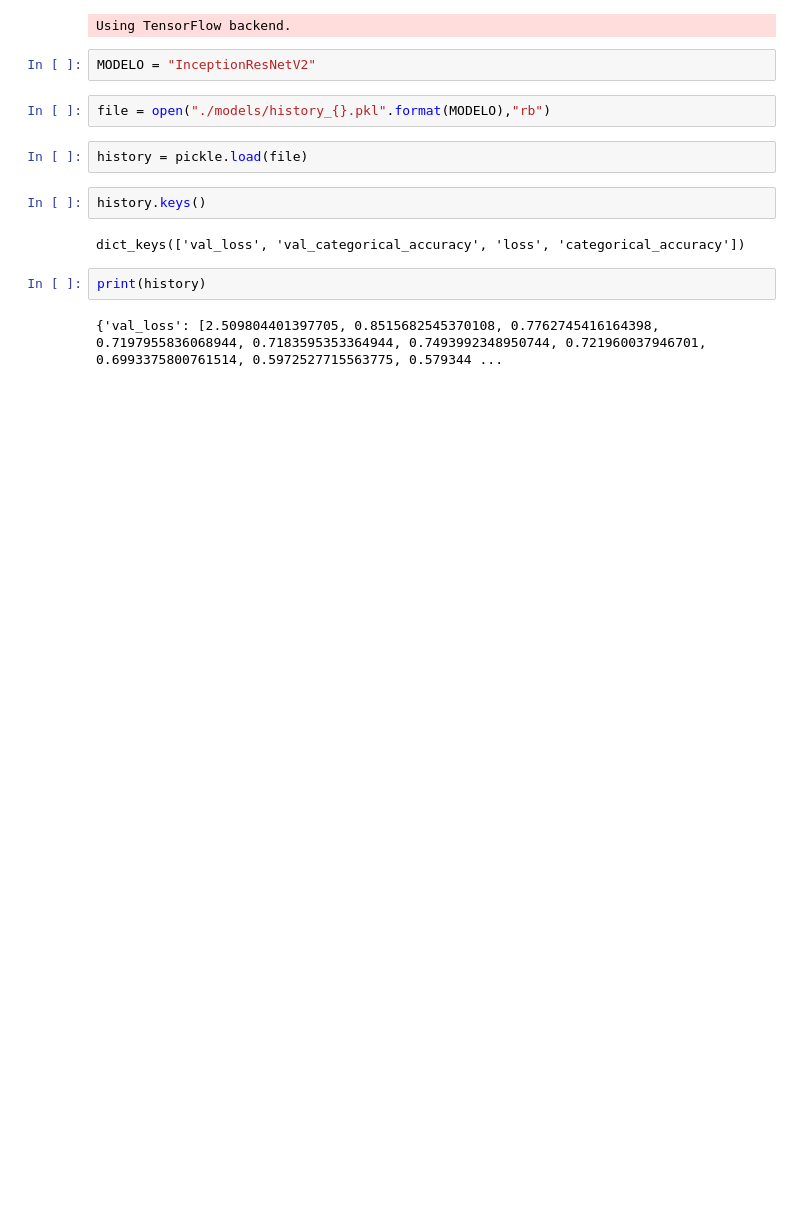
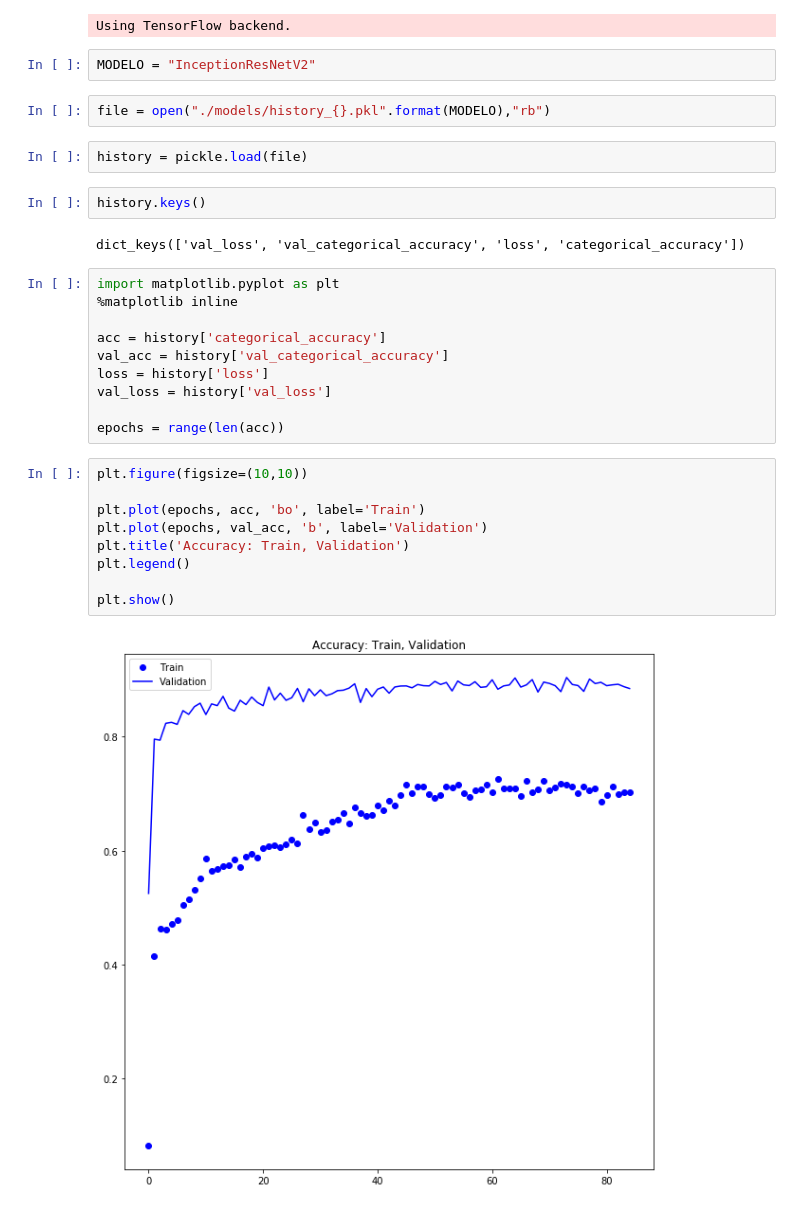
Before and after one commit to cscovino/Reservoir-Dogs, a Jupyter notebook: Desafio 02 - Grupo 4 - Read Fit History.ipynb, the cells around one changed output. Drawn from its saved outputs; the diff is of its cells as text; blank space fills up the shorter version.

```diff
--- a/Desafio 02 - Grupo 4 - Read Fit History.ipynb
+++ b/Desafio 02 - Grupo 4 - Read Fit History.ipynb
@@ -15,7 +15,24 @@ history = pickle.load(file)
 history.keys()
 # %% [output]
 dict_keys(['val_loss', 'val_categorical_accuracy', 'loss', 'categorical_accuracy'])
-# %%
-print(history)
-# %% [output]
-{'val_loss': [2.509804401397705, 0.8515682545370108, 0.7762745416164398, 0.7197955836068944, 0.7183595353364944, 0.7493992348950744, 0.721960037946701, 0.6993375800761514, 0.5972527715563775, 0.579344 ...
+# %%
+import matplotlib.pyplot as plt
+%matplotlib inline
+
+acc = history['categorical_accuracy']
+val_acc = history['val_categorical_accuracy']
+loss = history['loss']
+val_loss = history['val_loss']
+
+epochs = range(len(acc))
+# %%
+plt.figure(figsize=(10,10))
+
+plt.plot(epochs, acc, 'bo', label='Train')
+plt.plot(epochs, val_acc, 'b', label='Validation')
+plt.title('Accuracy: Train, Validation')
+plt.legend()
+
+plt.show()
+# %% [output]
+[figure, added]
```
Also changed, not shown: parts of 1 cell of this notebook.
